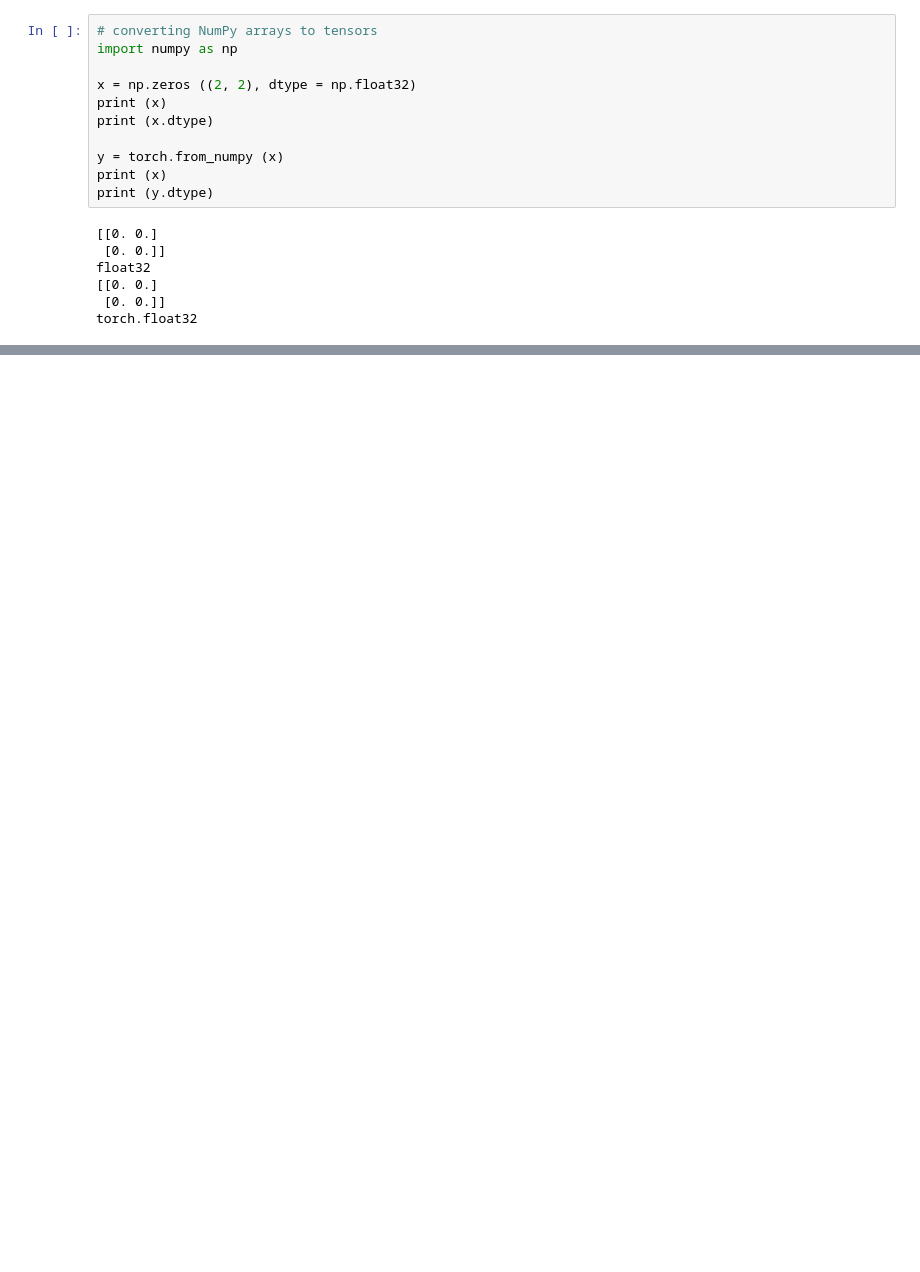
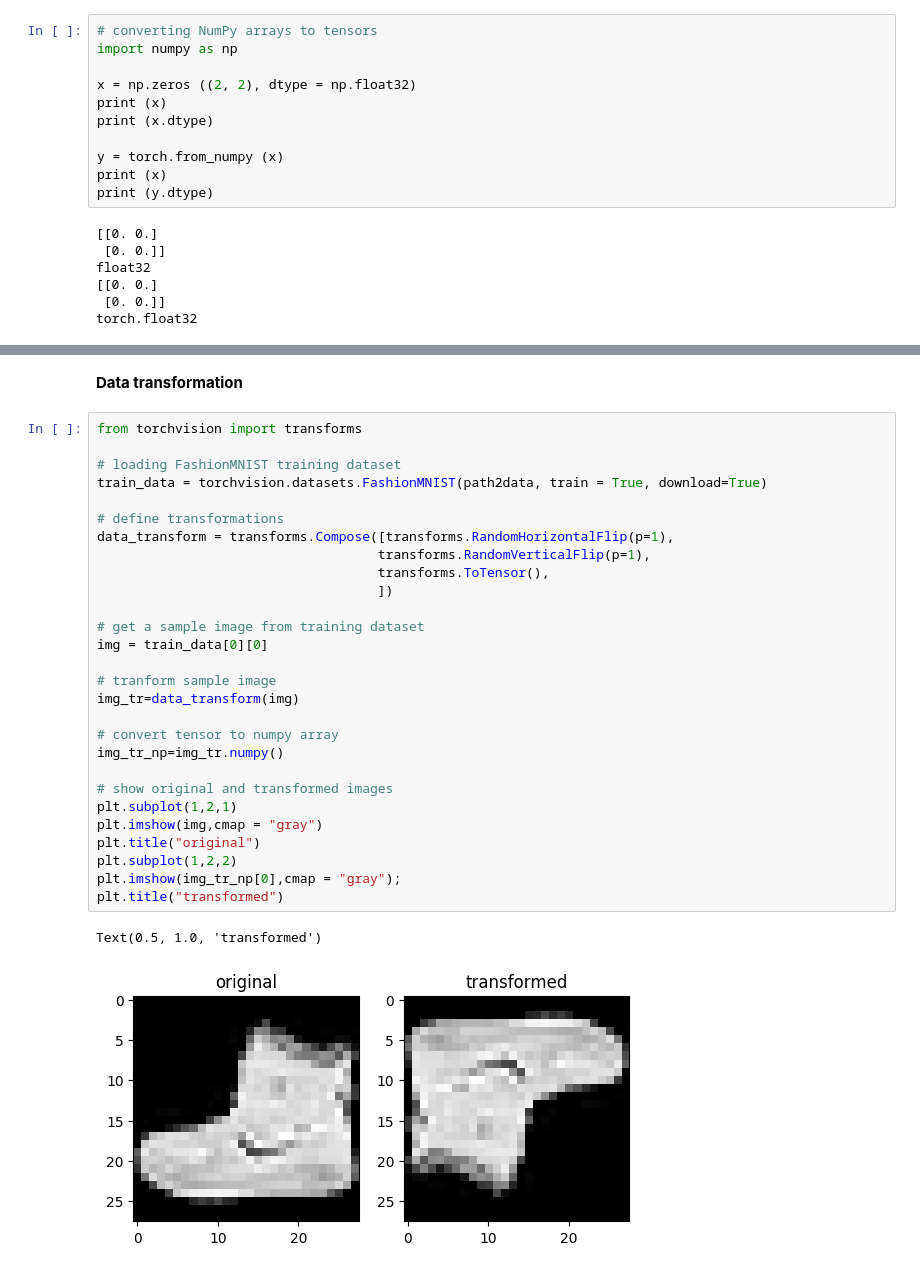
Before and after one commit to AleksandrMorozov123/Computer-vision-with-PyTorch, a Jupyter notebook: computer-vision-with-pytorch.ipynb, the cells around one changed output, grey strips where cells are left out. Saved outputs shown, nothing was run; the diff lists cells and outputs as text; blank space fills up the shorter version.

```diff
--- a/computer-vision-with-pytorch.ipynb
+++ b/computer-vision-with-pytorch.ipynb
@@ -91,0 +198,33 @@ torch.float32
+# %% [markdown]
+**Data transformation**
+# %%
+from torchvision import transforms
+
+# loading FashionMNIST training dataset
+train_data = torchvision.datasets.FashionMNIST(path2data, train = True, download=True)
+
+# define transformations
+data_transform = transforms.Compose([transforms.RandomHorizontalFlip(p=1),
+                                    transforms.RandomVerticalFlip(p=1),
+                                    transforms.ToTensor(),
+                                    ])
+
+# get a sample image from training dataset
+img = train_data[0][0]
+
+# tranform sample image
+img_tr=data_transform(img)
+
+# convert tensor to numpy array
+img_tr_np=img_tr.numpy()
+
+# show original and transformed images
+plt.subplot(1,2,1)
+plt.imshow(img,cmap = "gray")
+plt.title("original")
+plt.subplot(1,2,2)
+plt.imshow(img_tr_np[0],cmap = "gray");
+plt.title("transformed")
+# %% [output]
+Text(0.5, 1.0, 'transformed')
+[figure, added]
```
Also changed, not shown: parts of 11 cells of this notebook.
